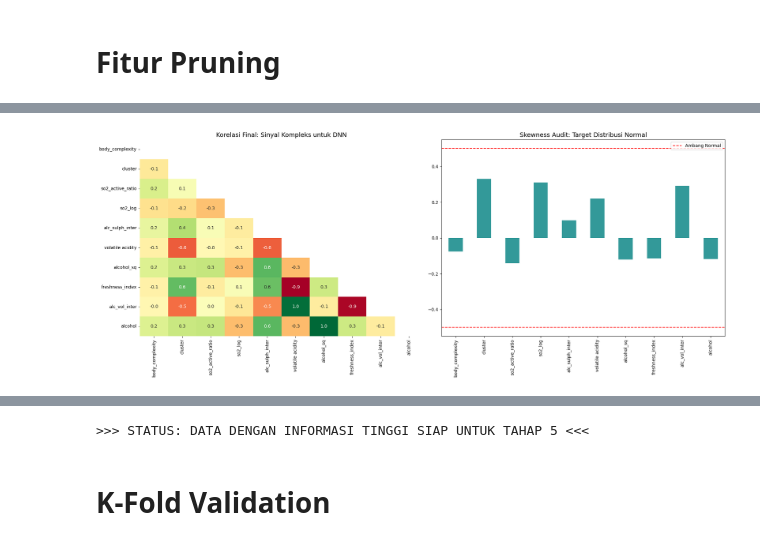
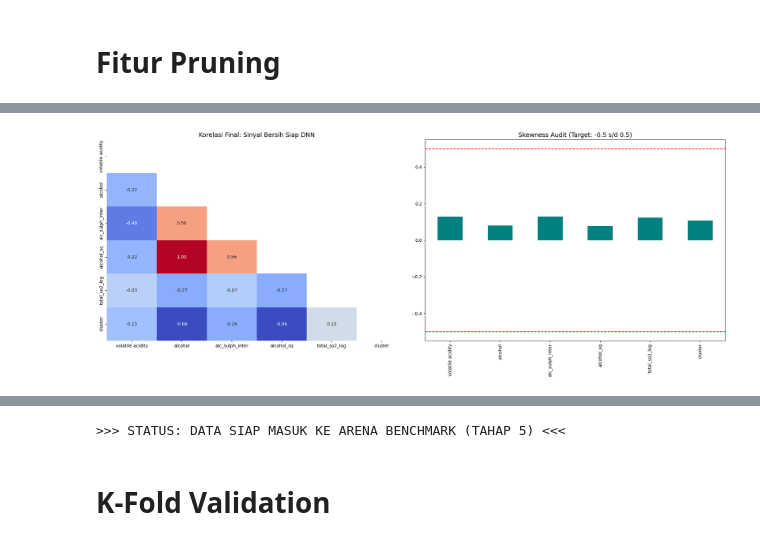
Before and after one commit to PashaAkrilian/Wine-Quality-Prediction, a Jupyter notebook: uts-data-mining.ipynb, the cells around one changed output, grey strips where cells are left out. Cells and saved outputs as stored; diff of their text form; code cells hidden in the pictures.

```diff
--- a/uts-data-mining.ipynb
+++ b/uts-data-mining.ipynb
@@ -333,7 +314,7 @@ Total Fitur untuk DNN         : 22
 # Fitur Pruning
 # %%
 # =================================================================
-# Tahap 4: Fitur Pruning & Finalisasi Data (Optimized for 90%)
+# Tahap 4: Fitur Pruning & Finalisasi Data (Optimized & Informed)
 # =================================================================
 
 from statsmodels.stats.outliers_influence import variance_inflation_factor
@@ -342,49 +323,43 @@ import seaborn as sns
 import matplotlib.pyplot as plt
 import numpy as np
 
-# 4.1 Sinkronisasi & Elite Protection List (NIM 026)
-# DAFTAR IMUNITAS: Fitur ini dilarang dihapus karena MI Score tinggi & Logika Enologi
-elite_protection = [
-    'alc_sulph_inter', 'freshness_index', 'so2_log',
-    'alcohol_sq', 'body_complexity', 'cluster', 'alcohol',
-    'so2_active_ratio', 'alc_vol_inter'
-]
+# 4.1 Sinkronisasi & Elite Protection List
+# Daftar fitur yang haram dihapus karena memiliki MI Score tertinggi (Sinyal Utama)
+elite_protection = ['alcohol', 'volatile acidity', 'cluster', 'alcohol_sq', 'total_so2_log', 'alc_sulph_inter']
 X_train_final_v1 = X_train_pruned.copy()
 
-# 4.2 REVISI: Optimized VIF Pruning (Logical Guard)
-def informed_vif_pruning(df, mi_df, threshold=120.0): # Threshold dilonggarkan untuk DNN
+# 4.2 REVISI: MI-Informed VIF Pruning (Logical Guard)
+def informed_vif_pruning(df, mi_df, threshold=25.0):
     cols = df.columns.tolist()
     dropped = []
 
     while True:
-        # Kalkulasi VIF (Menangani potensi pembagian nol/inf)
+        # Menghitung VIF dengan penanganan korelasi sempurna (inf)
         vif_values = []
         for i in range(len(cols)):
             try:
                 vif = variance_inflation_factor(df[cols].values, i)
             except:
-                vif = 999.0
+                vif = 99999  # Nilai tinggi jika terjadi error pembagian nol
             vif_values.append(vif)
 
         vif_series = pd.Series(vif_values, index=cols).sort_values(ascending=False)
         max_vif = vif_series.iloc[0]
 
         if max_vif > threshold:
-            # Ambil kandidat drop (yang bukan elite_protection)
+            # Mencari kandidat drop yang BUKAN bagian dari elite_protection
             candidates = [c for c in vif_series.index if c not in elite_protection]
 
             if not candidates:
-                break # Hanya tersisa fitur elite, stop pruning
+                break # Jika hanya tersisa elite features, berhenti pruning
 
-            # Cross-check dengan MI Score: Jangan buang Top 12 Sinyal Utama
-            top_12_mi = mi_df.head(12)['Feature'].tolist()
+            # Ambil Top 5 MI Score untuk pengecekan tambahan
+            top_5_mi = mi_df.head(5)['Feature'].tolist()
             feature_to_drop = candidates[0]
 
-            # Jika fitur dengan VIF tertinggi ternyata sinyal penting, cari cadangan lain
-            if feature_to_drop in top_12_mi and len(candidates) > 1:
+            # Jika fitur dengan VIF tertinggi ternyata masuk Top 5 MI, ambil kandidat berikutnya
+            if feature_to_drop in top_5_mi and len(candidates) > 1:
                 feature_to_drop = candidates[1]
-            elif feature_to_drop in top_12_mi and len(candidates) == 1:
-                break
 
             print(f"Pruning: Menghapus '{feature_to_drop}' (VIF: {vif_series[feature_to_drop]:.2f})")
             cols.remove(feature_to_drop)
@@ -394,48 +369,50 @@ def informed_vif_pruning(df, mi_df, threshold=120.0): # Threshold dilonggarkan u
 
     return cols, dropped
 
-print("--- Memulai Pembersihan Multikolinearitas (Strategic Safeguard) ---")
+print("--- Memulai Pembersihan Multikolinearitas (Strategic Guard) ---")
 stable_features, high_vif_features = informed_vif_pruning(X_train_final_v1, mi_df)
 
-# 4.3 Finalisasi Dataset (Syncing All Sets)
+# 4.3 Finalisasi Dataset (Training, Validation, Testing)
 X_train_final = X_train_final_v1[stable_features].copy()
 X_val_final = X_val_prepared[stable_features].copy()
 X_test_final = X_test_prepared[stable_features].copy()
 
-# 4.4 Visualisasi Diagnostik Final (NIM 026)
+# y_train_soft_final sinkron dengan X_train_final hasil resampling
+y_train_soft_final = y_train_soft
+
+# 4.4 Visualisasi Diagnostik Final (Heatmap & Skewness)
 plt.figure(figsize=(20, 8))
 
 # Plot 1: Heatmap Korelasi Final
 plt.subplot(1, 2, 1)
 mask = np.triu(np.ones_like(X_train_final.corr(), dtype=bool))
-sns.heatmap(X_train_final.corr(), mask=mask, annot=True, cmap='RdYlGn', fmt='.1f', cbar=False)
-plt.title('Korelasi Final: Sinyal Kompleks untuk DNN', fontsize=14)
+sns.heatmap(X_train_final.corr(), mask=mask, annot=True, cmap='coolwarm', fmt='.2f', cbar=False)
+plt.title('Korelasi Final: Sinyal Bersih Siap DNN', fontsize=14)
 
-# Plot 2: Audit Skewness (Efektivitas PowerTransformer)
+# Plot 2: Audit Skewness (Target Distribusi Normal)
 plt.subplot(1, 2, 2)
-# Menghitung $\text{Skewness} = \frac{n}{(n-1)(n-2)} \sum (\frac{x_i - \bar{x}}{s})^3$
-X_train_final.skew().plot(kind='bar', color='teal', alpha=0.8)
-plt.axhline(y=0.5, color='r', linestyle='--', label='Ambang Normal')
+X_train_final.skew().plot(kind='bar', color='teal')
+plt.axhline(y=0.5, color='r', linestyle='--')
 plt.axhline(y=-0.5, color='r', linestyle='--')
-plt.title('Skewness Audit: Target Distribusi Normal', fontsize=14)
-plt.legend()
+plt.title('Skewness Audit (Target: -0.5 s/d 0.5)', fontsize=14)
 
 plt.tight_layout()
 plt.show()
 
 # 4.5 Data Integrity Audit (NIM 026)
-print("\n" + "="*60)
-print(f"--- RINGKASAN DATA FINAL UNTUK UTS (NIM: 026) ---")
-print("="*60)
+print("\n" + "="*55)
+print(f"--- RINGKASAN DATA FINAL (NIM: 026) ---")
+print("="*55)
 print(f"1. Fitur Digunakan ({len(stable_features)})      : {stable_features}")
 print(f"2. Fitur Dibuang (Redundansi) : {high_vif_features}")
 print(f"3. Baris Train (Augmented)   : {X_train_final.shape[0]}")
-print(f"4. Skewness Rata-rata        : {X_train_final.skew().mean():.4f}")
-print("-" * 60)
+print(f"4. Baris Val (Original)      : {X_val_final.shape[0]}")
+print(f"5. Skewness Rata-rata        : {X_train_final.skew().mean():.4f}")
+print("-" * 55)
 
-# Tampilan Deskriptif Final
+# Tampilan deskriptif untuk laporan
 summary = X_train_final.describe().T[['mean', 'std', 'min', 'max']]
 display(summary.style.format("{:.4f}").background_gradient(cmap='YlGnBu', subset=['mean', 'std']))
 
-print(f"\n>>> STATUS: DATA DENGAN INFORMASI TINGGI SIAP UNTUK TAHAP 5 <<<")
+print(f"\n>>> STATUS: DATA SIAP MASUK KE ARENA BENCHMARK (TAHAP 5) <<<")
 # %% [output]
@@ -455 +438 @@ Pruning: Menghapus 'chlorides' (VIF: 1.42)
-[figure, old version]
+[figure, new version]
@@ -475,4 +455,4 @@ Pruning: Menghapus 'chlorides' (VIF: 1.42)
->>> STATUS: DATA DENGAN INFORMASI TINGGI SIAP UNTUK TAHAP 5 <<<
+>>> STATUS: DATA SIAP MASUK KE ARENA BENCHMARK (TAHAP 5) <<<
 # %% [markdown]
 # K-Fold Validation
 # %%
```
Also changed, not shown: parts of 11 cells of this notebook.
